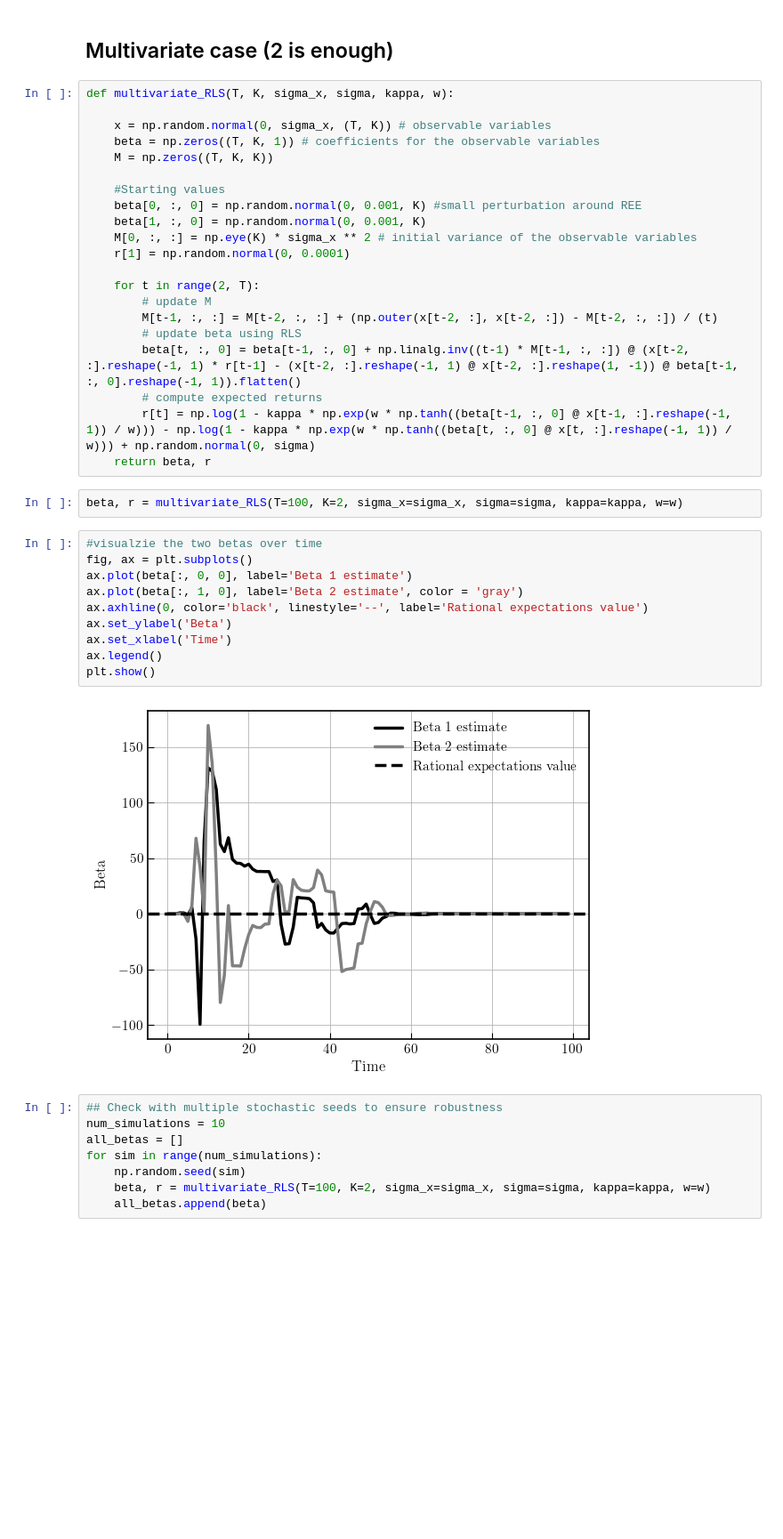
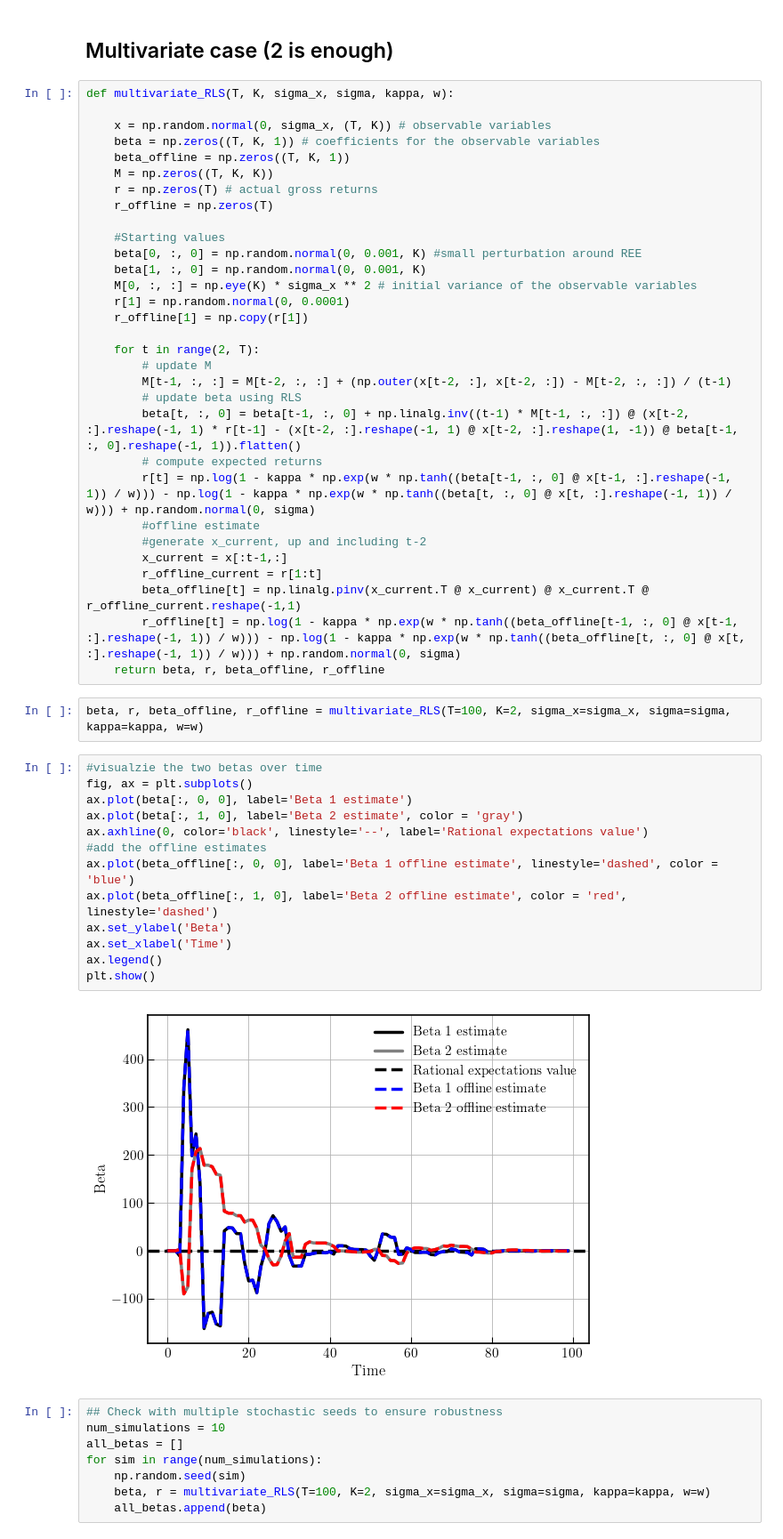
Before and after one commit to TommasoDF/Lasso_paper, a Jupyter notebook: Theory/simulate_recursive_least_square.ipynb, the cells around one changed output. Shown: that part at 89% size. Saved outputs shown, nothing was run; the diff lists cells and outputs as text; blank space fills up the shorter version.

```diff
--- a/Theory/simulate_recursive_least_square.ipynb
+++ b/Theory/simulate_recursive_least_square.ipynb
@@ -57,36 +57,49 @@ def multivariate_RLS(T, K, sigma_x, sigma, kappa, w):
 
     x = np.random.normal(0, sigma_x, (T, K)) # observable variables
     beta = np.zeros((T, K, 1)) # coefficients for the observable variables
+    beta_offline = np.zeros((T, K, 1))
     M = np.zeros((T, K, K))
+    r = np.zeros(T) # actual gross returns
+    r_offline = np.zeros(T)
 
     #Starting values
     beta[0, :, 0] = np.random.normal(0, 0.001, K) #small perturbation around REE
     beta[1, :, 0] = np.random.normal(0, 0.001, K)
     M[0, :, :] = np.eye(K) * sigma_x ** 2 # initial variance of the observable variables
     r[1] = np.random.normal(0, 0.0001)
+    r_offline[1] = np.copy(r[1])
 
     for t in range(2, T):
         # update M
-        M[t-1, :, :] = M[t-2, :, :] + (np.outer(x[t-2, :], x[t-2, :]) - M[t-2, :, :]) / (t)
+        M[t-1, :, :] = M[t-2, :, :] + (np.outer(x[t-2, :], x[t-2, :]) - M[t-2, :, :]) / (t-1)
         # update beta using RLS
         beta[t, :, 0] = beta[t-1, :, 0] + np.linalg.inv((t-1) * M[t-1, :, :]) @ (x[t-2, :].reshape(-1, 1) * r[t-1] - (x[t-2, :].reshape(-1, 1) @ x[t-2, :].reshape(1, -1)) @ beta[t-1, :, 0].reshape(-1, 1)).flatten()
         # compute expected returns
         r[t] = np.log(1 - kappa * np.exp(w * np.tanh((beta[t-1, :, 0] @ x[t-1, :].reshape(-1, 1)) / w))) - np.log(1 - kappa * np.exp(w * np.tanh((beta[t, :, 0] @ x[t, :].reshape(-1, 1)) / w))) + np.random.normal(0, sigma)
-    return beta, r
+        #offline estimate
+        #generate x_current, up and including t-2
+        x_current = x[:t-1,:]
+        r_offline_current = r[1:t]
+        beta_offline[t] = np.linalg.pinv(x_current.T @ x_current) @ x_current.T @ r_offline_current.reshape(-1,1)
+        r_offline[t] = np.log(1 - kappa * np.exp(w * np.tanh((beta_offline[t-1, :, 0] @ x[t-1, :].reshape(-1, 1)) / w))) - np.log(1 - kappa * np.exp(w * np.tanh((beta_offline[t, :, 0] @ x[t, :].reshape(-1, 1)) / w))) + np.random.normal(0, sigma)
+    return beta, r, beta_offline, r_offline
 # %%
-beta, r = multivariate_RLS(T=100, K=2, sigma_x=sigma_x, sigma=sigma, kappa=kappa, w=w)
+beta, r, beta_offline, r_offline = multivariate_RLS(T=100, K=2, sigma_x=sigma_x, sigma=sigma, kappa=kappa, w=w)
 # %%
 #visualzie the two betas over time
 fig, ax = plt.subplots()
 ax.plot(beta[:, 0, 0], label='Beta 1 estimate')
 ax.plot(beta[:, 1, 0], label='Beta 2 estimate', color = 'gray')
 ax.axhline(0, color='black', linestyle='--', label='Rational expectations value')
+#add the offline estimates
+ax.plot(beta_offline[:, 0, 0], label='Beta 1 offline estimate', linestyle='dashed', color = 'blue')
+ax.plot(beta_offline[:, 1, 0], label='Beta 2 offline estimate', color = 'red', linestyle='dashed')
 ax.set_ylabel('Beta')
 ax.set_xlabel('Time')
 ax.legend()
 plt.show()
 # %% [output]
-[figure, old version]
+[figure, new version]
 # %%
 ## Check with multiple stochastic seeds to ensure robustness
 num_simulations = 10
```
Also changed, not shown: parts of 2 cells of this notebook, 14 other files.
